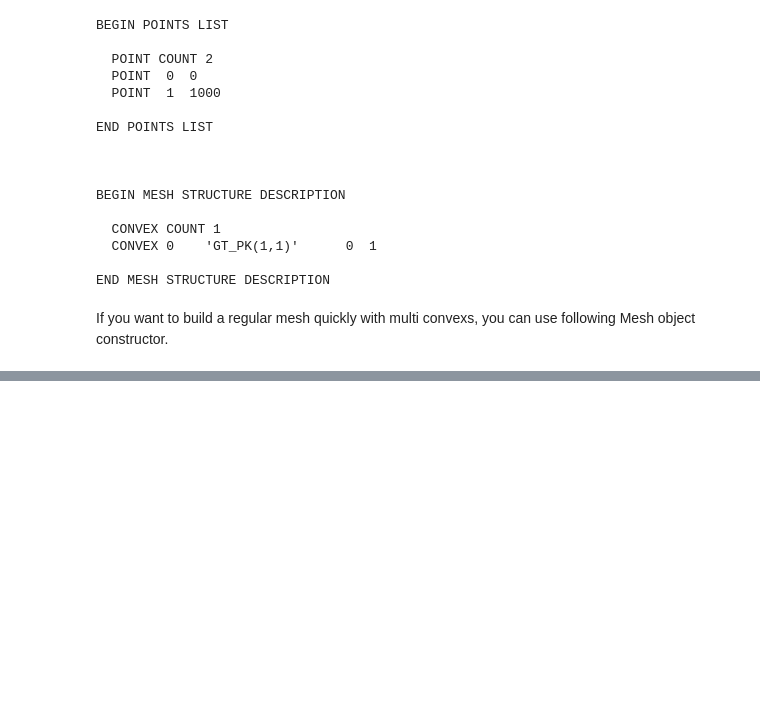
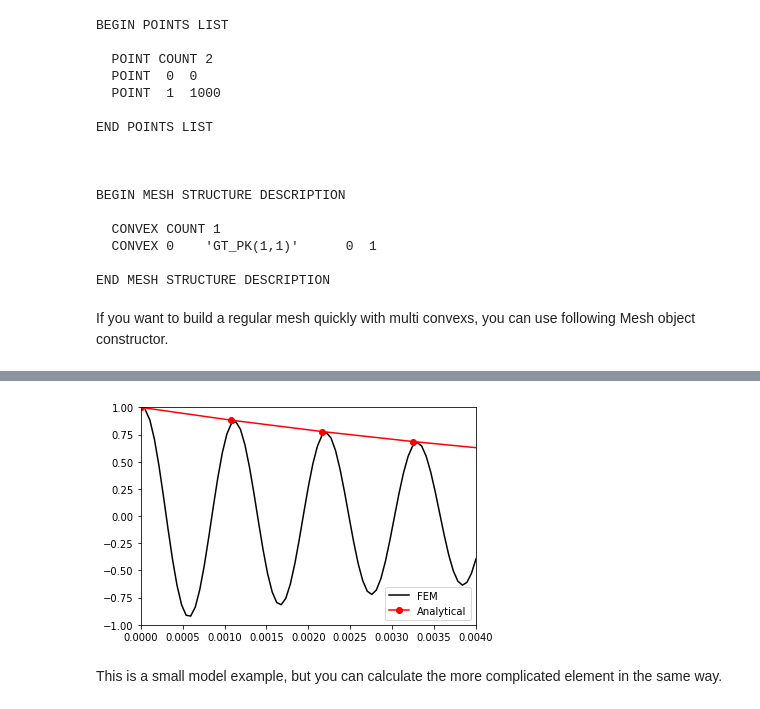
Before and after one commit to tkoyama010/awesome-getfem, a Jupyter notebook: doc/dynamic_analysis.ipynb, the cells around one changed output, grey strips where cells are left out. Drawn from its saved outputs; the diff is of its cells as text; code cells hidden in the pictures; blank space fills up the shorter version.

```diff
--- a/doc/dynamic_analysis.ipynb
+++ b/doc/dynamic_analysis.ipynb
@@ -127,0 +567,4 @@ END REGION 2
+# %%
+T0 = 2.0*np.pi*np.sqrt(m/k)
+dt = T0 / 20.0
+model.set_time_step(dt)
@@ -127,0 +573,7 @@ END REGION 2
+# %%
+U0 = [0.0, 1.0]
+V0 = [0.0, 0.0]
+A0 = [0.0, 0.0]
+model.set_variable("Previous_u", U0)
+model.set_variable("Previous_Dot_u", U0)
+model.set_variable("Previous_Dot2_u", A0)
@@ -127,0 +613,15 @@ END REGION 2
+# %%
+U0 = [0.0, 1.0]
+V0 = [0.0, 0.0]
+A0 = [0.0, 0.0]
+model.set_variable("Previous_u", U0)
+model.set_variable("Previous_Dot_u", U0)
+model.set_variable("Previous_Dot2_u", A0)
+# %%
+T = np.array([])
+U = np.array([])
+for t in np.arange(0.0, 0.004, dt):
+    model.solve()
+    T = np.append(T, model.get_time())
+    U = np.append(U, model.variable("u")[1])
+    model.shift_variables_for_time_integration()
@@ -127,0 +639,22 @@ END REGION 2
+# %%
+import matplotlib.pyplot as plt
+
+fig = plt.figure()
+ax = fig.add_subplot(1, 1, 1)
+ax.plot(T, U, label="FEM", color="black")
+n = np.arange(0, 5)
+ax.plot(
+    n * 2.0 * np.pi / omega_d,
+    1.0 / np.exp(2.0 * np.pi * n * h * omega_u / omega_d),
+    color="red",
+    marker="o",
+    label="Analytical",
+)
+ax.set_xlim(0.000, 0.004)
+ax.set_ylim(-1.000, 1.000)
+ax.legend()
+plt.savefig("output.png")
+# %% [output]
+[figure, added]
+# %% [markdown]
+This is a small model example, but you can calculate the more complicated element in the same way.
```
Also changed, not shown: parts of 89 cells of this notebook, 3 other files.
